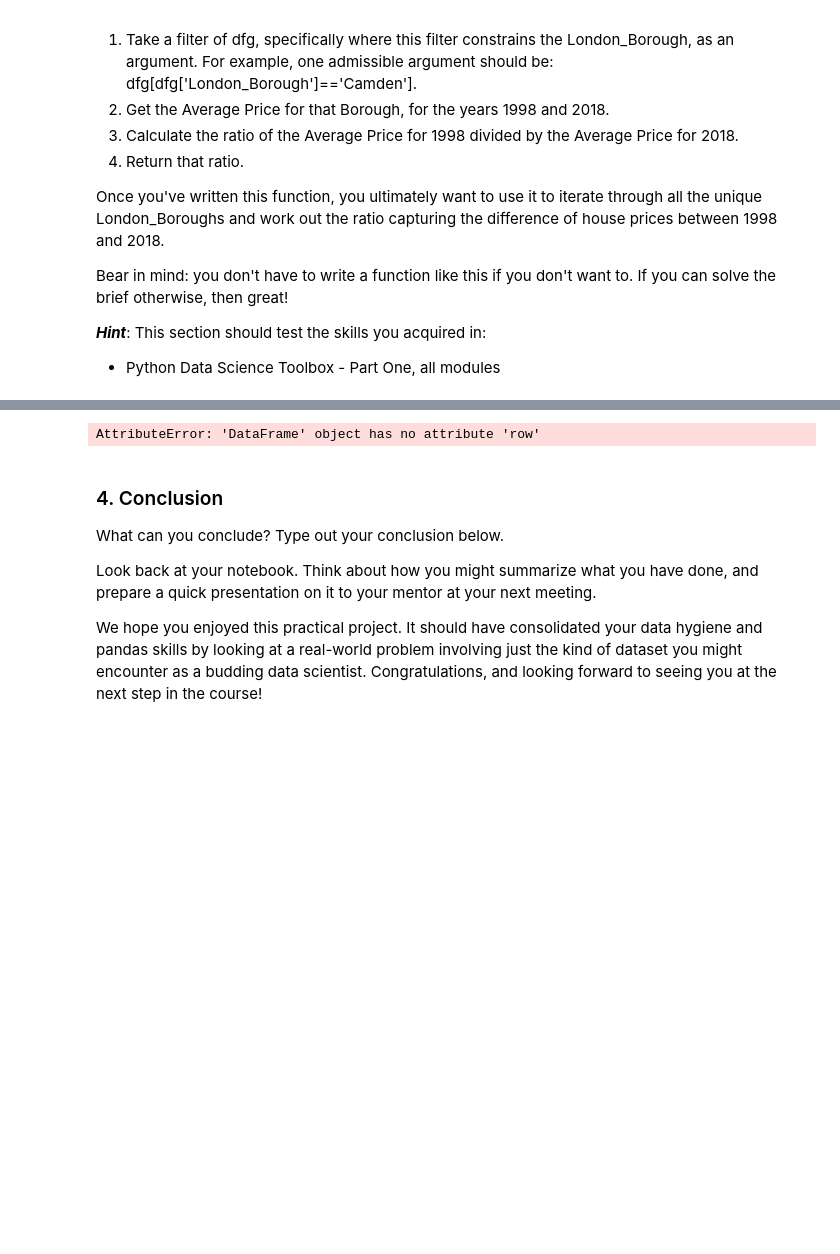
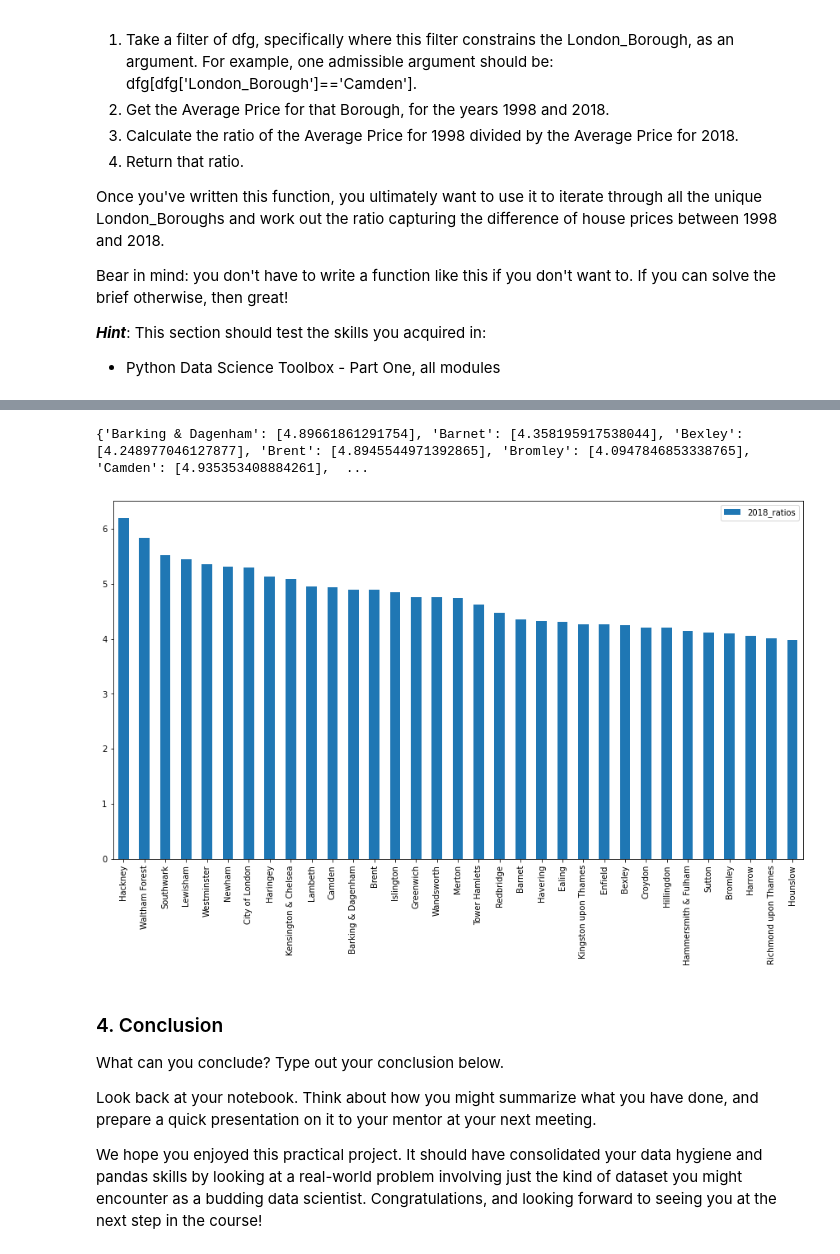
Before and after one commit to RavinderRai/London_Housing_Case_Study, a Jupyter notebook: London_Housing_Case_Study.ipynb, the cells around one changed output, grey strips where cells are left out. Saved outputs shown, nothing was run; the diff lists cells and outputs as text; code cells hidden in the pictures; blank space fills up the shorter version.

```diff
--- a/London_Housing_Case_Study.ipynb
+++ b/London_Housing_Case_Study.ipynb
@@ -411,7 +414,40 @@ KeyError: "None of [Int64Index([1995, 1996, 1997, 1998, 1999, 2000, 2001, 2002,
-# %%
-new_prop_means.row
-# %% [output]
-AttributeError: 'DataFrame' object has no attribute 'row'
+# %%
+ratio_dict = {}
+
+# iterating through each unique value/borough in the London_Borough columns,
+# and getting the ratio to be stored in a dictionary with its key being its district/borough
+
+for district in new_prop_means["London_Borough"].unique():
+    district_data = new_prop_means[new_prop_means["London_Borough"] == district]
+
+    dis_ratio = create_price_ratio(district_data)
+
+    ratio_dict[district] = dis_ratio
+
+print(ratio_dict)
+# %% [output]
+{'Barking & Dagenham': [4.89661861291754], 'Barnet': [4.358195917538044], 'Bexley': [4.248977046127877], 'Brent': [4.8945544971392865], 'Bromley': [4.0947846853338765], 'Camden': [4.935353408884261],  ...
+# %%
+#getting a dataframe out of the dictionary of ratios created above
+mean_ratios = pd.DataFrame(ratio_dict)
+
+mean_ratios = mean_ratios.transpose()
+
+mean_ratios.reset_index(inplace=True)
+# %%
+#renaming columns after transposing
+mean_ratios.rename(columns={'index':'London_Boroughs', 0:'2018_ratios'}, inplace = True)
+# %%
+#sorting ratios to make it easier to see lowest and highest ratios
+ordered_ratios = mean_ratios.sort_values(by='2018_ratios',ascending=False)
+# %%
+#making plot size bigger so it is readable
+plt.rcParams['figure.figsize'] = [15, 8]
+
+ax = ordered_ratios[['London_Boroughs','2018_ratios']].plot(kind='bar')
+ax.set_xticklabels(ordered_ratios.London_Boroughs);
+# %% [output]
+[figure, added]
 # %% [markdown]
 ### 4. Conclusion
 What can you conclude? Type out your conclusion below.
```
Also changed, not shown: parts of 11 cells of this notebook.
